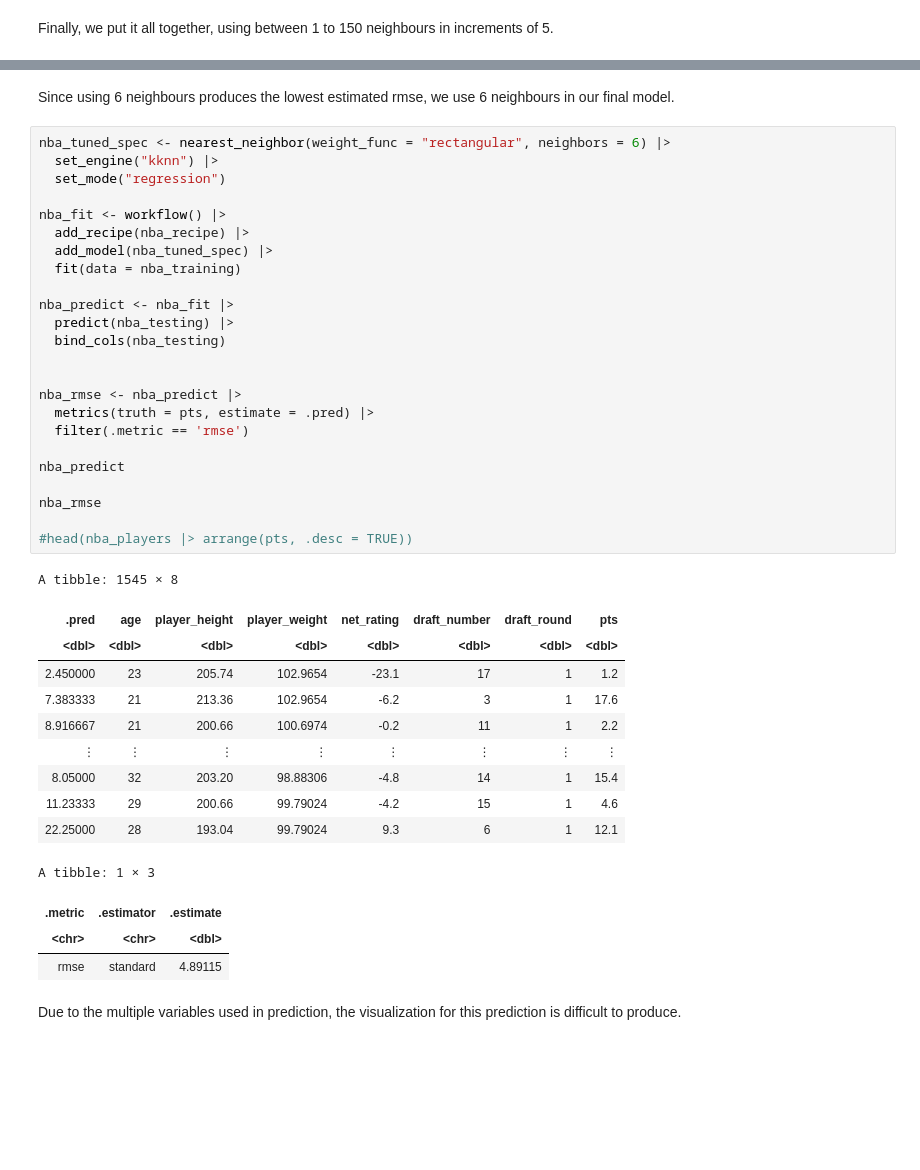
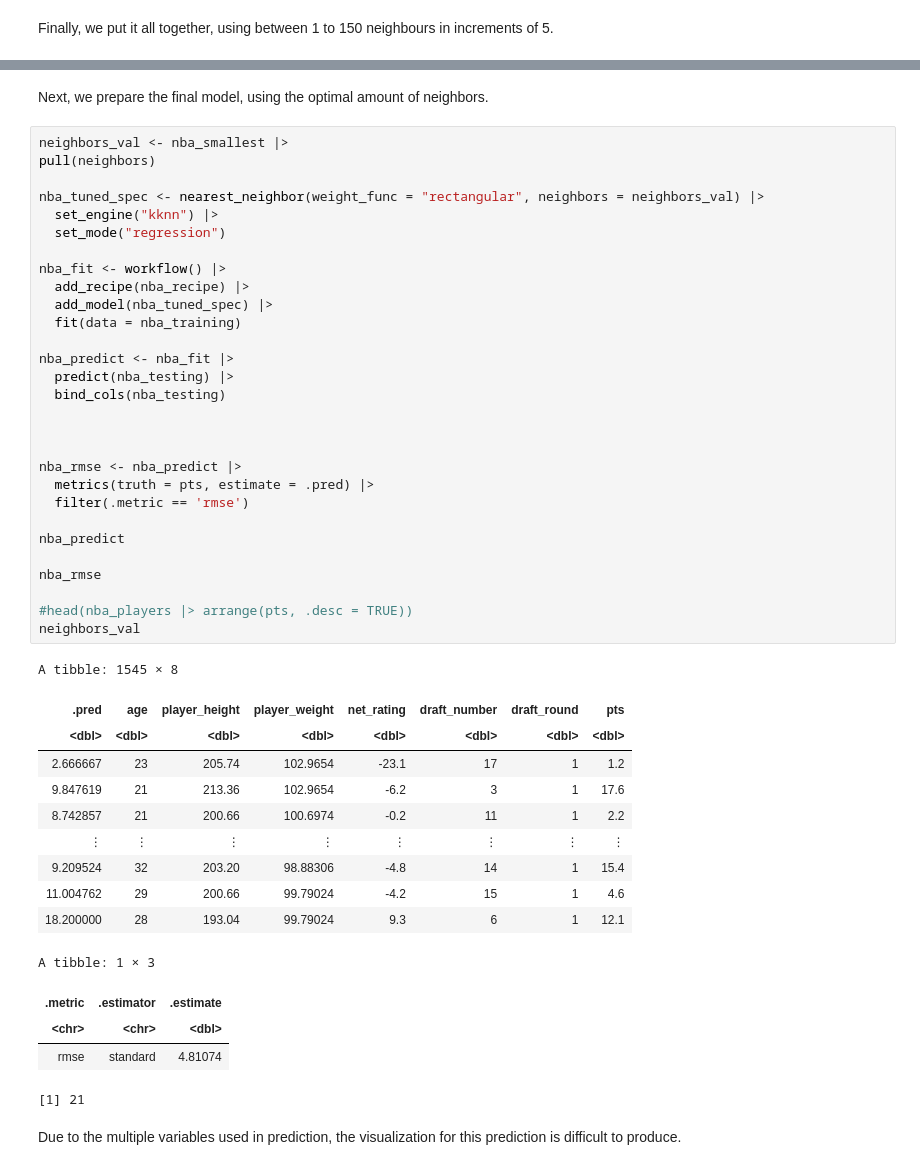
Before and after one commit to mdean808/dsci-100-group-project, a Jupyter notebook: project.ipynb, the cells around one changed output, grey strips where cells are left out. Cells and saved outputs as stored; diff of their text form; blank space fills up the shorter version.

Commit message:
Single point of control for optimal neighbors

```diff
--- a/project.ipynb
+++ b/project.ipynb
@@ -308,46 +307,52 @@ A tibble: 1 × 7
 | <dbl> | <chr> | <chr> | <dbl> | <int> | <dbl> | <chr> |
 | 21 | rmse | standard | 4.982067 | 3 | 0.05948541 | Preprocessor1_Model05 |
 # %% [markdown]
-Since using 6 neighbours produces the lowest estimated rmse, we use 6 neighbours in our final model.
+Next, we prepare the final model, using the optimal amount of neighbors.
 # %%
-nba_tuned_spec <- nearest_neighbor(weight_func = "rectangular", neighbors = 6) |>
+neighbors_val <- nba_smallest |>
+pull(neighbors)
+
+nba_tuned_spec <- nearest_neighbor(weight_func = "rectangular", neighbors = neighbors_val) |>
   set_engine("kknn") |>
   set_mode("regression")
 
 nba_fit <- workflow() |>
   add_recipe(nba_recipe) |>
   add_model(nba_tuned_spec) |>
   fit(data = nba_training)
 
 nba_predict <- nba_fit |>
   predict(nba_testing) |>
   bind_cols(nba_testing)
 
 
+
 nba_rmse <- nba_predict |>
   metrics(truth = pts, estimate = .pred) |>
   filter(.metric == 'rmse')
 
 nba_predict
 
 nba_rmse
 
 #head(nba_players |> arrange(pts, .desc = TRUE))
+neighbors_val
 # %% [output]
 A tibble: 1545 × 8
 | .pred | age | player_height | player_weight | net_rating | draft_number | draft_round | pts |
 | <dbl> | <dbl> | <dbl> | <dbl> | <dbl> | <dbl> | <dbl> | <dbl> |
-| 2.450000 | 23 | 205.74 | 102.9654 | -23.1 | 17 | 1 | 1.2 |
-| 7.383333 | 21 | 213.36 | 102.9654 | -6.2 | 3 | 1 | 17.6 |
-| 8.916667 | 21 | 200.66 | 100.6974 | -0.2 | 11 | 1 | 2.2 |
+| 2.666667 | 23 | 205.74 | 102.9654 | -23.1 | 17 | 1 | 1.2 |
+| 9.847619 | 21 | 213.36 | 102.9654 | -6.2 | 3 | 1 | 17.6 |
+| 8.742857 | 21 | 200.66 | 100.6974 | -0.2 | 11 | 1 | 2.2 |
 | ⋮ | ⋮ | ⋮ | ⋮ | ⋮ | ⋮ | ⋮ | ⋮ |
-| 8.05000 | 32 | 203.20 | 98.88306 | -4.8 | 14 | 1 | 15.4 |
-| 11.23333 | 29 | 200.66 | 99.79024 | -4.2 | 15 | 1 | 4.6 |
-| 22.25000 | 28 | 193.04 | 99.79024 | 9.3 | 6 | 1 | 12.1 |
+| 9.209524 | 32 | 203.20 | 98.88306 | -4.8 | 14 | 1 | 15.4 |
+| 11.004762 | 29 | 200.66 | 99.79024 | -4.2 | 15 | 1 | 4.6 |
+| 18.200000 | 28 | 193.04 | 99.79024 | 9.3 | 6 | 1 | 12.1 |
 A tibble: 1 × 3
 | .metric | .estimator | .estimate |
 | <chr> | <chr> | <dbl> |
-| rmse | standard | 4.89115 |
+| rmse | standard | 4.81074 |
+[1] 21
 # %% [markdown]
 Due to the multiple variables used in prediction, the visualization for this prediction is difficult to produce.
 # %% [markdown]
```
Also changed, not shown: parts of 1 cell of this notebook.
